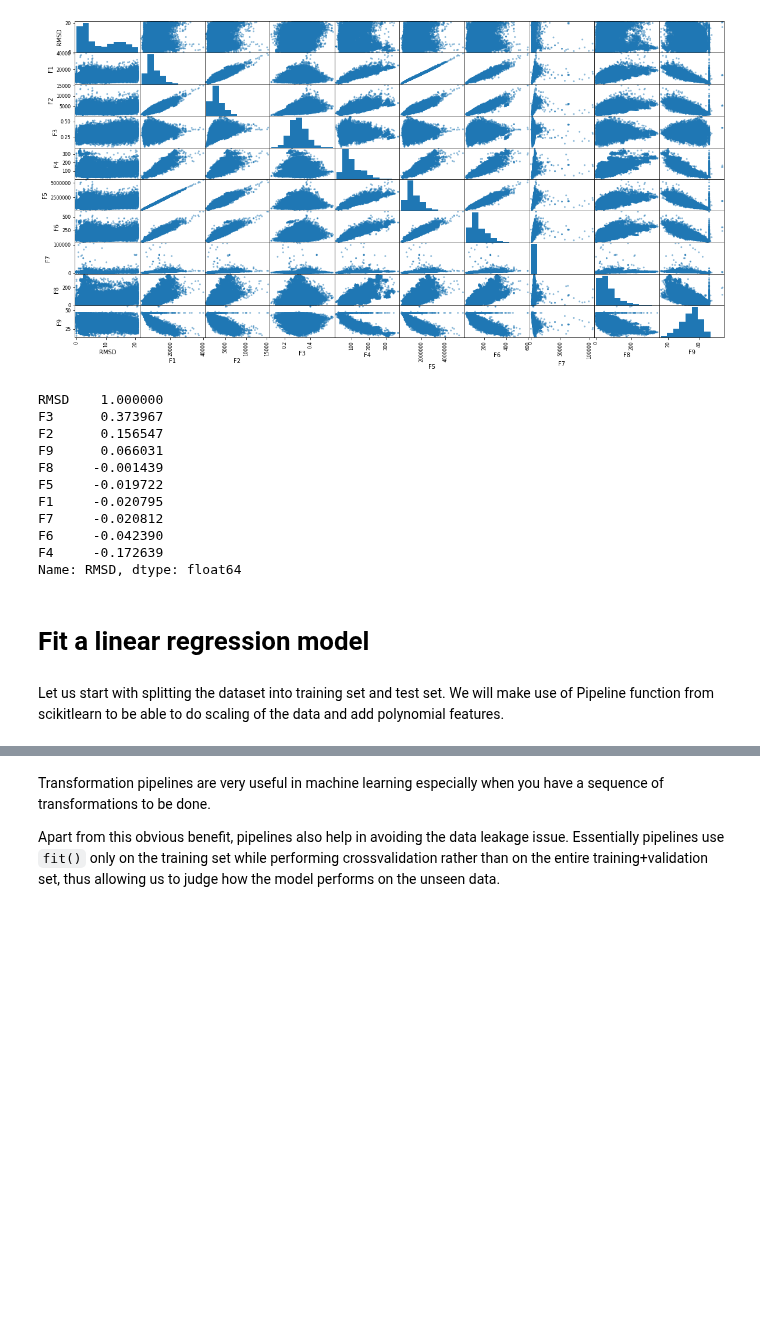
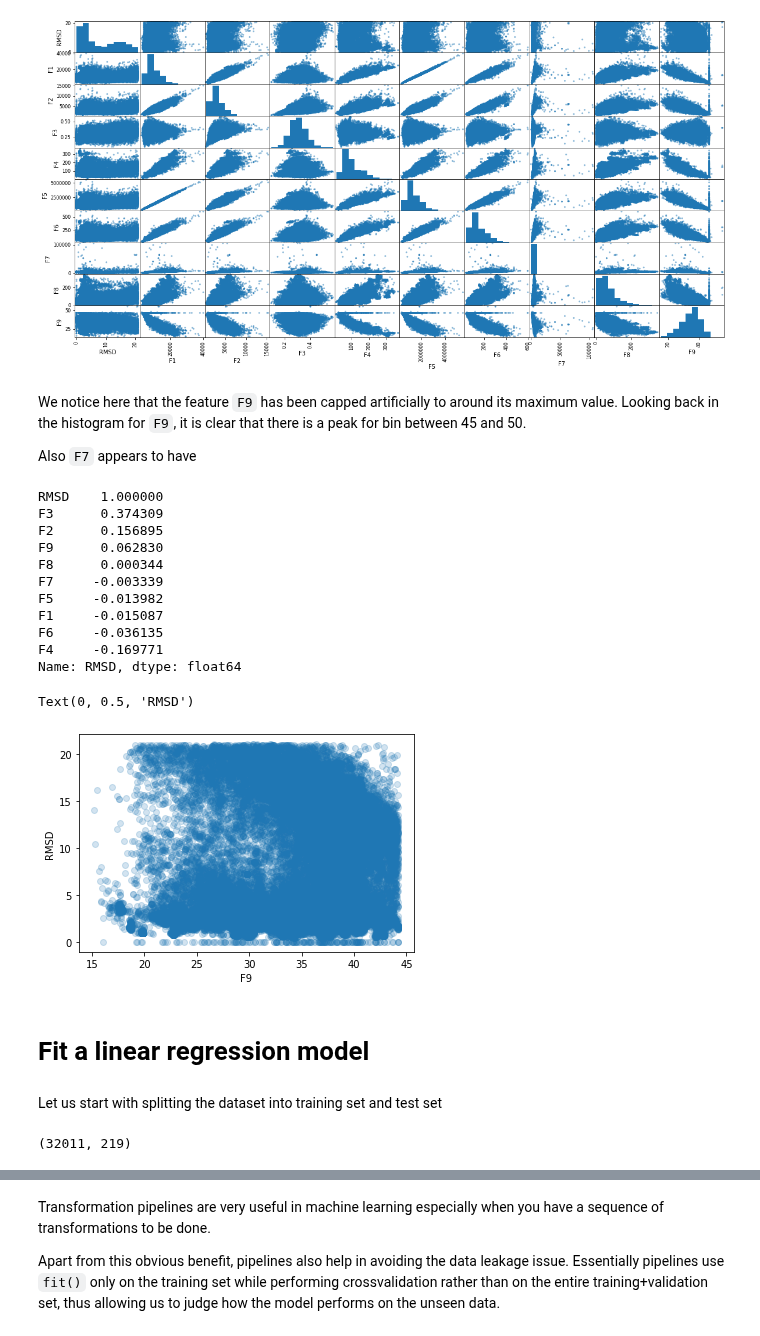
Before and after one commit to aniket-ak/Machine-Learning-CASP-Dataset, a Jupyter notebook: CASP_Exploring_Design_Space.ipynb, the cells around one changed output, grey strips where cells are left out. Drawn from its saved outputs; the diff is of its cells as text; code cells hidden in the pictures; blank space fills up the shorter version.

Commit message:
Exploring how to remove capped features

```diff
--- a/CASP_Exploring_Design_Space.ipynb
+++ b/CASP_Exploring_Design_Space.ipynb
@@ -75,21 +75,32 @@ get_correlation(casp)
 # %% [output]
 <Figure size 1080x720 with 0 Axes>
 [figure]
+# %% [markdown]
+We notice here that the feature `F9` has been capped artificially to around its maximum value. Looking back in the histogram for `F9`, it is clear that there is a peak for bin between 45 and 50.
+
+Also `F7` appears to have
 # %%
-casp[casp['F7']<7500].corr()['RMSD'].sort_values(ascending=False)
+casp.corr()['RMSD'].sort_values(ascending=False)
 # %% [output]
 RMSD    1.000000
-F3      0.373967
-F2      0.156547
-F9      0.066031
-F8     -0.001439
-F5     -0.019722
-F1     -0.020795
-F7     -0.020812
-F6     -0.042390
-F4     -0.172639
+F3      0.374309
+F2      0.156895
+F9      0.062830
+F8      0.000344
+F7     -0.003339
+F5     -0.013982
+F1     -0.015087
+F6     -0.036135
+F4     -0.169771
 Name: RMSD, dtype: float64
+# %%
+plt.scatter(casp["F9"], casp["RMSD"], alpha=0.2)
+plt.xlabel("F9")
+plt.ylabel("RMSD")
+# %% [output]
+Text(0, 0.5, 'RMSD')
+[figure, added]
 # %% [markdown]
 # Fit a linear regression model
 # %% [markdown]
-Let us start with splitting the dataset into training set and test set. We will make use of Pipeline function from scikitlearn to be able to do scaling of the data and add polynomial features.
+Let us start with splitting the dataset into training set and test set
@@ -95,0 +122,4 @@ Let us start with splitting the dataset into training set and test set. We will
+# %%
+X_train_scaled.shape
+# %% [output]
+(32011, 219)
```
Also changed, not shown: parts of 17 cells of this notebook, 1 other file.
